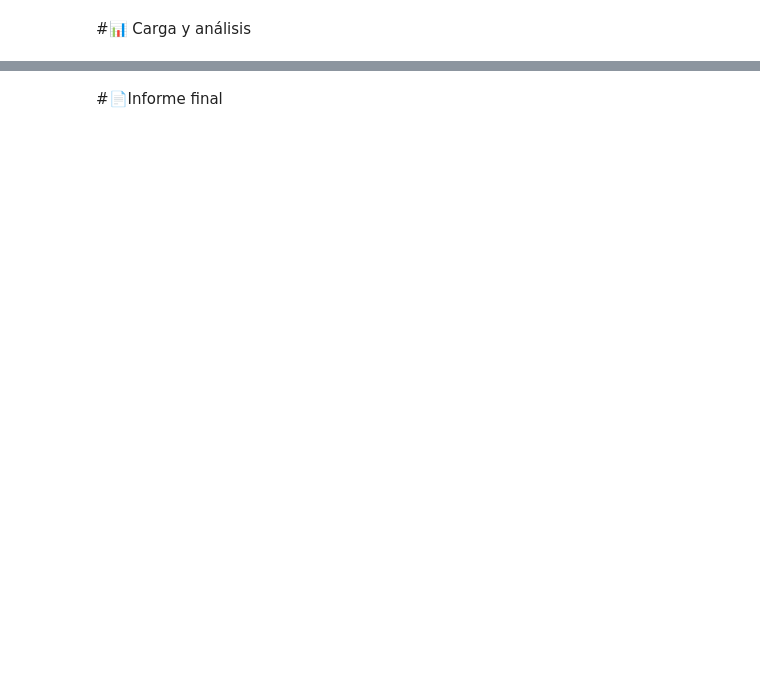
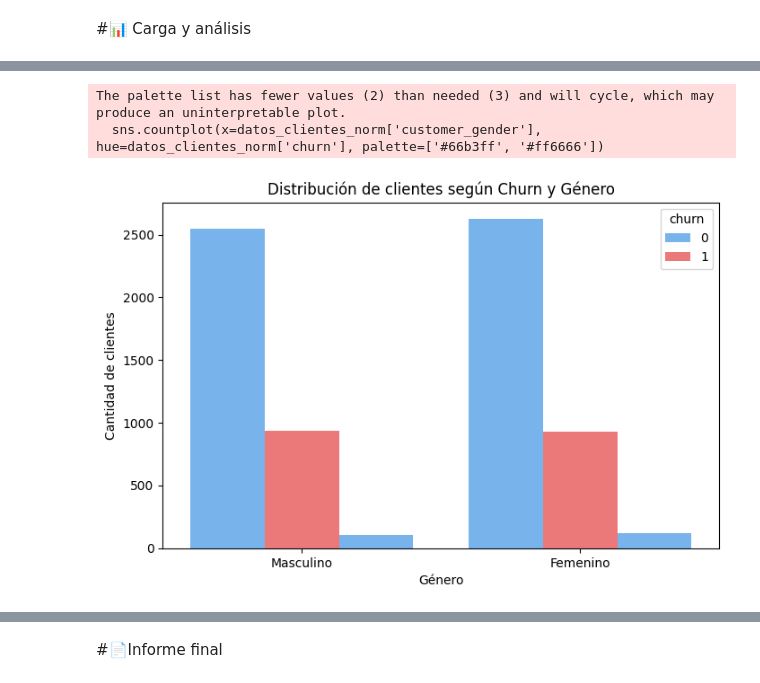
Before and after one commit to Angel-GS/Challenge_TelecomX_Analisis_Evasion_Clientes, a Jupyter notebook: TelecomX_LATAM.ipynb, the cells around one changed output, grey strips where cells are left out. Drawn from its saved outputs; the diff is of its cells as text; code cells hidden in the pictures; blank space fills up the shorter version.

```diff
--- a/TelecomX_LATAM.ipynb
+++ b/TelecomX_LATAM.ipynb
@@ -74,0 +224,16 @@ memory usage: 1.2+ MB
+# %%
+# analisis de evasioon por genero
+datos_clientes_norm.columns
+datos_clientes_norm['customer_gender']
+
+plt.figure(figsize=(8,5))
+sns.countplot(x=datos_clientes_norm['customer_gender'], hue=datos_clientes_norm['churn'], palette=['#66b3ff', '#ff6666'])
+plt.xticks([0, 1], ['Masculino', 'Femenino'])
+plt.xlabel('Género')
+plt.ylabel('Cantidad de clientes')
+plt.title('Distribución de clientes según Churn y Género')
+plt.show()
+# %% [output]
+The palette list has fewer values (2) than needed (3) and will cycle, which may produce an uninterpretable plot.
+  sns.countplot(x=datos_clientes_norm['customer_gender'], hue=datos_clientes_norm['churn'], palette=['#66b3ff', '#ff6666'])
+[figure, added]
```
Also changed, not shown: parts of 19 cells of this notebook.
